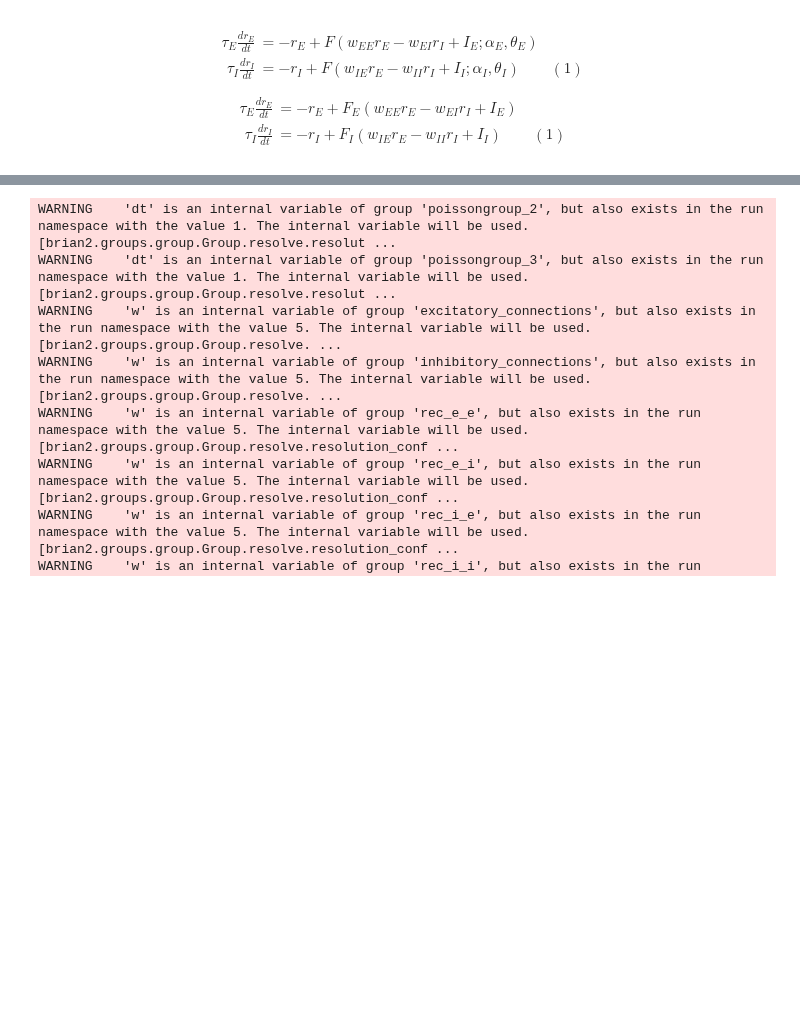
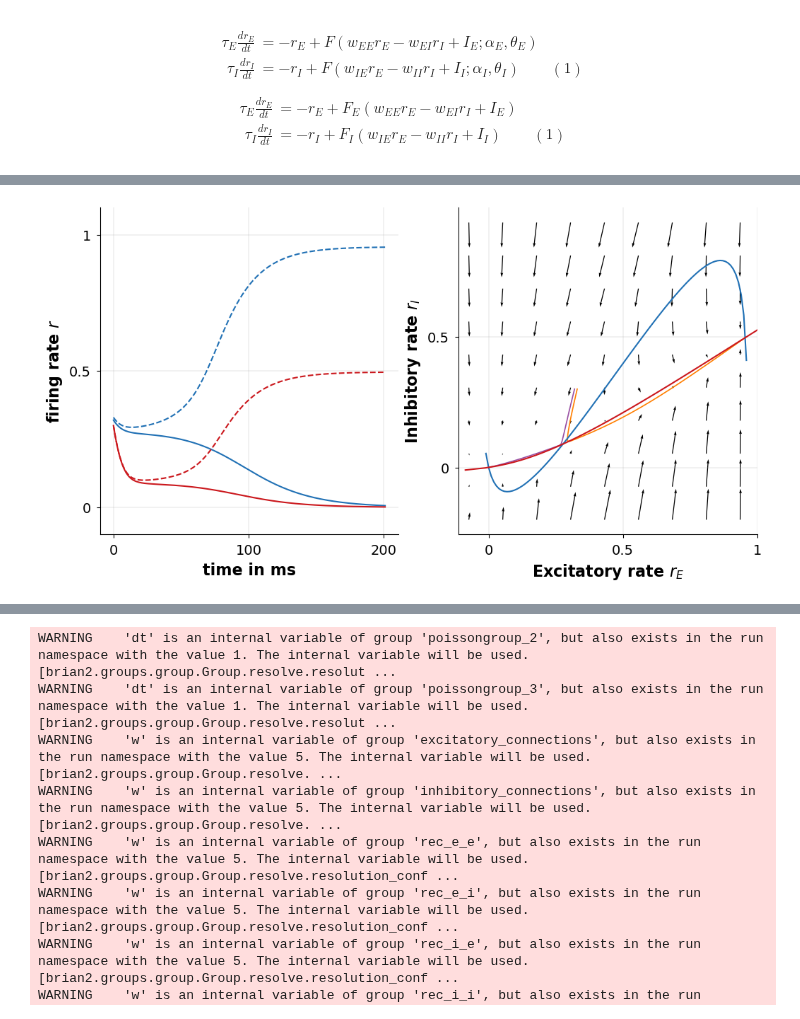
Before and after one commit to comp-neural-circuits/intro-to-comp-neuro, a Jupyter notebook: notebooks/Exc_8/notebook_8.ipynb, the cells around one changed output, grey strips where cells are left out. Cells and saved outputs as stored; diff of their text form; code cells hidden in the pictures; blank space fills up the shorter version.

```diff
--- a/notebooks/Exc_8/notebook_8.ipynb
+++ b/notebooks/Exc_8/notebook_8.ipynb
@@ -729,0 +435,16 @@ ax_2.set(
+# %%
+fig, (ax1,ax2) = plt.subplots(1,2, figsize = (12,6))
+
+lecture_network = EI_network_extended()
+lecture_network.run_simulation(r_E0 = 0.32, r_I0 = 0.3)
+lecture_network.show_sim_results_current_v_time_lecture_plot(linestyle = '-', ax = ax1)
+lecture_network.show_sim_results_phase_plane( color = '#984ea3', ax = ax2)
+
+lecture_network.run_simulation(r_E0 = 0.33, r_I0 = 0.3)
+lecture_network.show_sim_results_current_v_time_lecture_plot(ax = ax1, linestyle = '--')
+lecture_network.show_sim_results_phase_plane(ax = ax2, color = '#ff7f00');
+
+lecture_network.show_nullclines_in_phase_plane(ax=ax2)
+lecture_network.show_vectors_in_phase_plane(ax=ax2)
+# %% [output]
+[figure, added]
```
Also changed, not shown: parts of 22 cells of this notebook, 1 other file.
